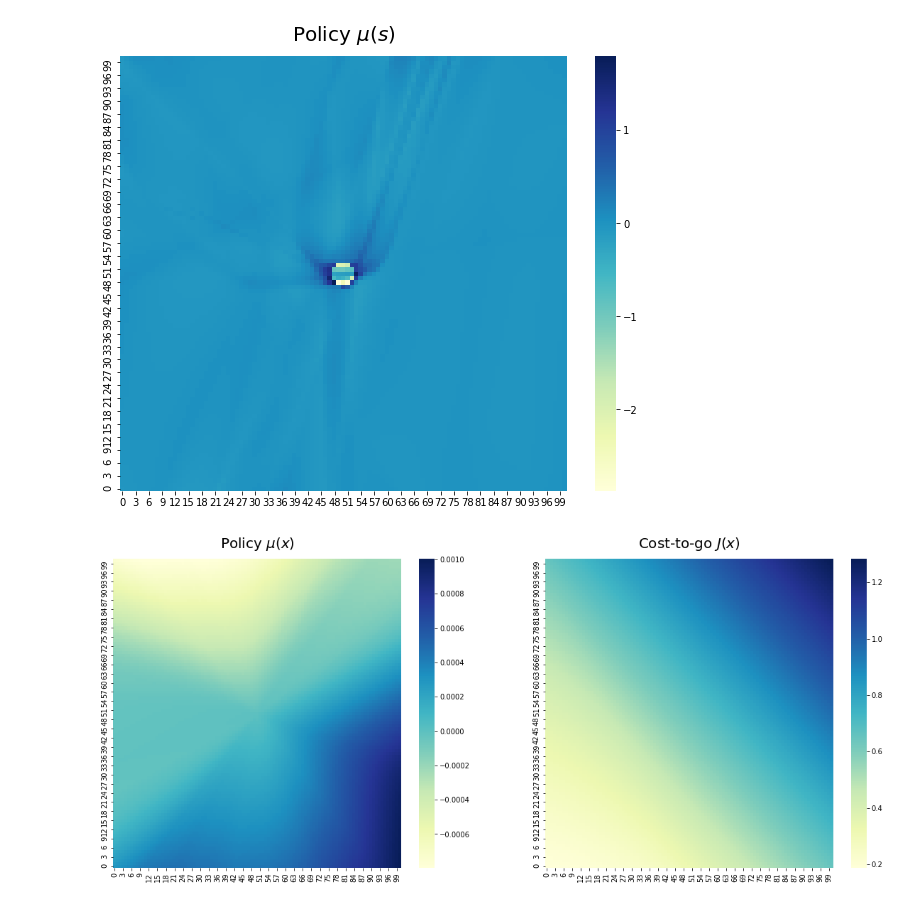
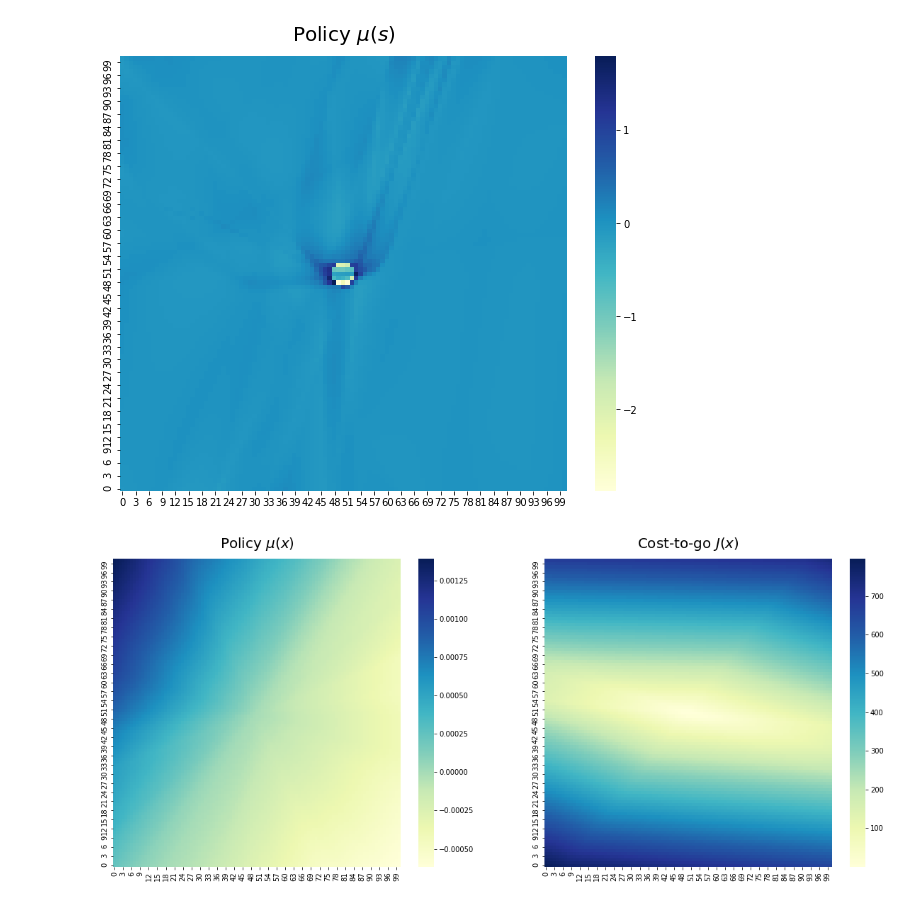
Before and after one commit to tarod13/OptimalControl, a Jupyter notebook: OptimalControl_DP_project.ipynb, the cells around one changed output. Saved outputs shown, nothing was run; the diff lists cells and outputs as text; code cells hidden in the pictures.

```diff
--- a/OptimalControl_DP_project.ipynb
+++ b/OptimalControl_DP_project.ipynb
@@ -834,10 +928,12 @@ def train_critic_J(actor, criticJ, optimizer_criticJ, NS=101, n_points=100, n_st
 # %%
-actor = actor_net()
-critic = critic_net()
-criticJ = critic_J_net()
+# actor = actor_net()
+# critic = critic_net()
+# criticJ = critic_J_net()
+criticQ = critic_Q_net()
 optimizer_actor = optim.Adam(actor.parameters(), lr=3e-4)
 optimizer_critic = optim.Adam(critic.parameters(), lr=3e-4)
-optimizer_criticJ = optim.Adam(criticJ.parameters(), lr=3e-4)
+optimizer_criticJ = optim.Adam(criticJ.parameters(), lr=3e-3)
+optimizer_criticQ = optim.Adam(criticQ.parameters(), lr=3e-3)
 # %%
-train_critic_J(actor, criticJ, optimizer_criticJ, n_points=200, n_steps=10, print_each=1, verbose=True, init=True, batch_size=512)
+train_critic_J(actor, criticJ, optimizer_criticJ, n_points=2000, n_steps=500, print_each=50, verbose=True, init=True, batch_size=101*101)
 # %% [output]
@@ -853,0 +950,2 @@ Step: 9, Loss: 2.199e+02, Mean J: 7.815e+01, Mean u: 2.764e-03
+# %%
+train_critic_Q(actor, criticQ, criticJ, optimizer_criticQ, n_points=2000, n_steps=500, print_each=50, verbose=True, init=True, batch_size=101*101)
@@ -932,15 +1041,16 @@ with torch.no_grad():
   u_torch = actor(x_torch)
   u = u_torch.numpy().reshape(101,101)
   J = criticJ(x_torch).numpy().reshape(101,101)
+  Q = criticQ(x_torch, u_torch).numpy().reshape(101,101)
 # %%
 fig, ax = plt.subplots(1,2, figsize=(20,8))
-sns_ax = sns.heatmap(u.T, ax=ax[0], cmap='YlGnBu')
+sns_ax = sns.heatmap(u, ax=ax[0], cmap='YlGnBu')
 sns_ax.invert_yaxis()
 sns_ax2 = sns.heatmap(J, ax=ax[1], cmap='YlGnBu')
 sns_ax2.invert_yaxis()
 ax[0].set_title('Policy $\mu(x)$', fontsize=20, pad=15)
 ax[1].set_title('Cost-to-go $J(x)$', fontsize=20, pad=15)
 plt.show()
 plt.close()
 # %% [output]
-[figure, old version]
+[figure, new version]
```
Also changed, not shown: parts of 21 cells of this notebook.
